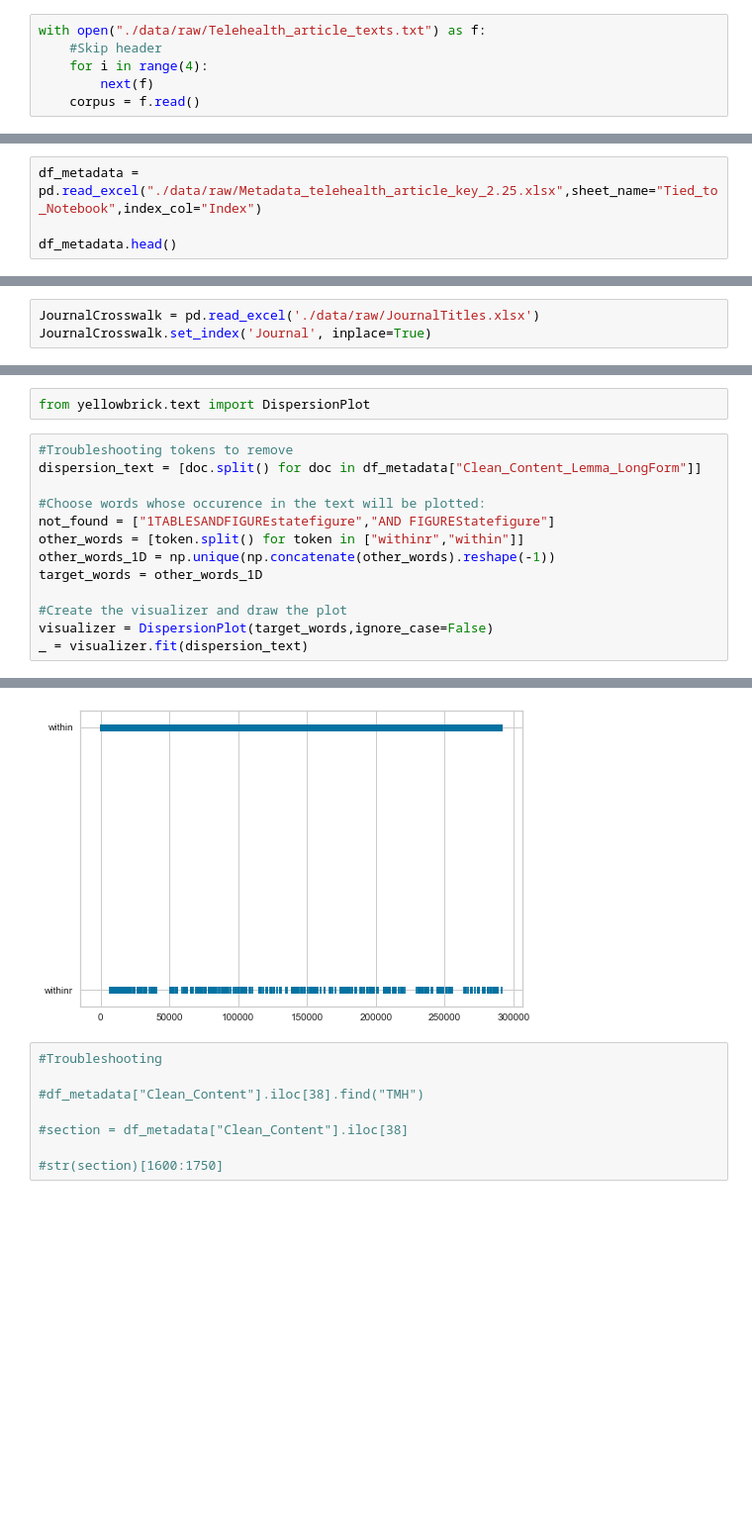
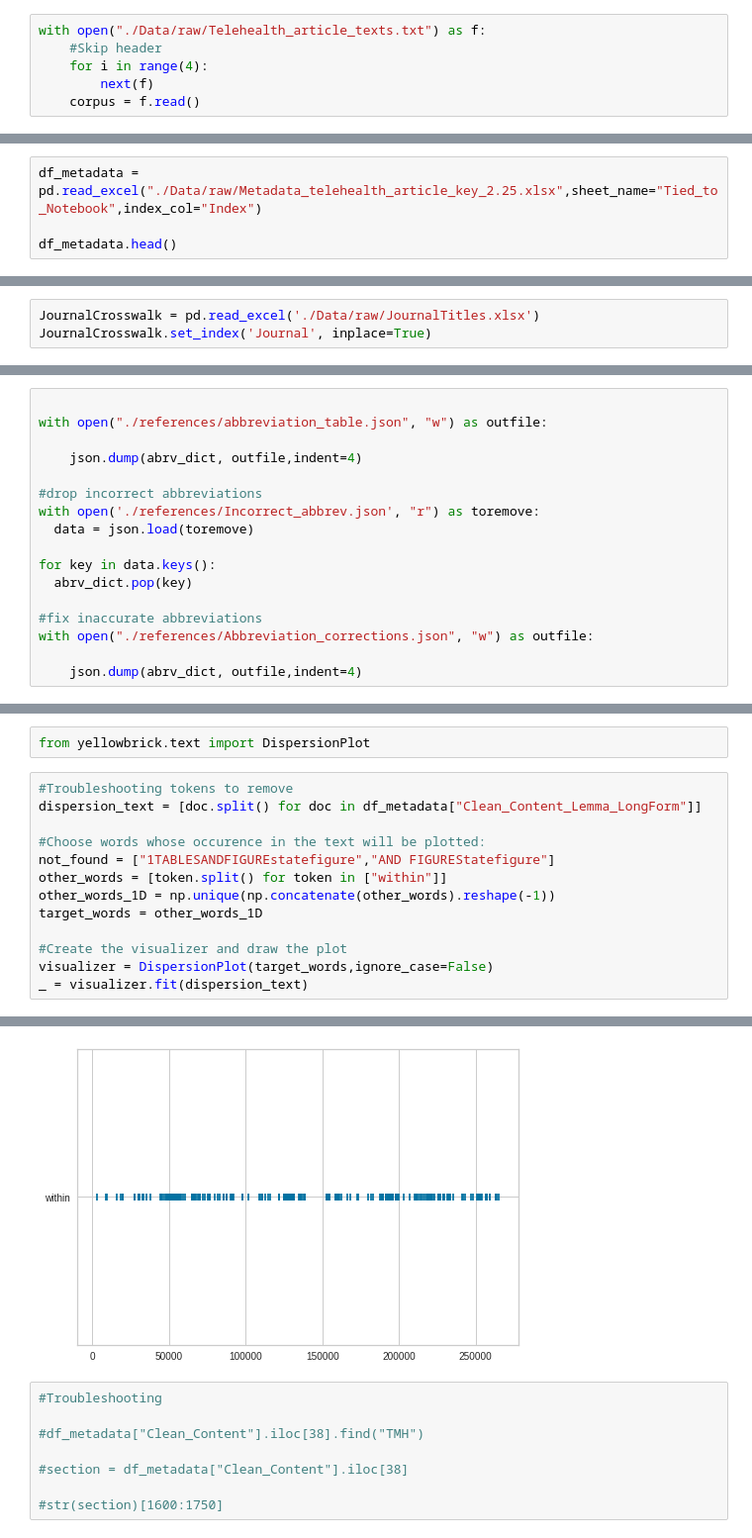
Before and after one commit to VintageGold/Text_Summarization, a Jupyter notebook: Wrangling.ipynb, the cells around one changed output, grey strips where cells are left out. Shown at 99% size. Drawn from its saved outputs; the diff is of its cells as text; blank space fills up the shorter version.

```diff
--- a/Wrangling.ipynb
+++ b/Wrangling.ipynb
@@ -33,7 +35,7 @@ matplotlib.rcParams["figure.figsize"] = (20, 7)
 # %% [markdown]
 # Load Data
 # %%
-with open("./data/raw/Telehealth_article_texts.txt") as f:
+with open("./Data/raw/Telehealth_article_texts.txt") as f:
     #Skip header
     for i in range(4):
         next(f)
@@ -51,7 +53,7 @@ df_articles.head()
 | 3 | Anxiety and depressive disorders ... |
 | 4 | In mid-March, 2020, the authors—a... |
 # %%
-df_metadata = pd.read_excel("./data/raw/Metadata_telehealth_article_key_2.25.xlsx",sheet_name="Tied_to_Notebook",index_col="Index")
+df_metadata = pd.read_excel("./Data/raw/Metadata_telehealth_article_key_2.25.xlsx",sheet_name="Tied_to_Notebook",index_col="Index")
 
 df_metadata.head()
 # %% [output]
@@ -79,7 +81,7 @@ df_metadata.head()
 | 3 | Training and Education in Profess... | Moving Toward a New Era of Teleps... | 2021 | Allison L. Baier; Sarah Danzo | Many university training clinics ... | KEYWORDS:\n\neducation and traini... | Baier, A. L., & Danzo, S. (2021).... | Anxiety and depressive disorders ... |
 | 4 | Practice Innovations | Navigating Changes in the Physica... | 2021 | Liat Shklarski; Allison Abrams; E... | The emergence of the Covid-19 pan... | KEYWORDS:\n\nremote psychotherapy... | Shklarski, L., Abrams, A., & Baks... | In mid-March, 2020, the authors—a... |
 # %%
-JournalCrosswalk = pd.read_excel('./data/raw/JournalTitles.xlsx')
+JournalCrosswalk = pd.read_excel('./Data/raw/JournalTitles.xlsx')
 JournalCrosswalk.set_index('Journal', inplace=True)
 # %%
 JournalCrosswalk.head()
@@ -262,3 +260,20 @@ with open("./references/abbreviation_table.json", "w") as outfile:
+# %%
+
+with open("./references/abbreviation_table.json", "w") as outfile:
+
+    json.dump(abrv_dict, outfile,indent=4)
+
+#drop incorrect abbreviations
+with open('./references/Incorrect_abbrev.json', "r") as toremove:
+  data = json.load(toremove)
+
+for key in data.keys():
+  abrv_dict.pop(key)
+
+#fix inaccurate abbreviations
+with open("./references/Abbreviation_corrections.json", "w") as outfile:
+
+    json.dump(abrv_dict, outfile,indent=4)
 # %% [markdown]
 ## Clean Data
 1.   Lowercase
@@ -373,7 +388,7 @@ dispersion_text = [doc.split() for doc in df_metadata["Clean_Content_Lemma_LongF
 
 #Choose words whose occurence in the text will be plotted:
 not_found = ["1TABLESANDFIGUREstatefigure","AND FIGUREStatefigure"]
-other_words = [token.split() for token in ["withinr","within"]]
+other_words = [token.split() for token in ["within"]]
 other_words_1D = np.unique(np.concatenate(other_words).reshape(-1))
 target_words = other_words_1D
 
@@ -385,4 +400,4 @@ _ = visualizer.fit(dispersion_text)
-[figure, old version]
+[figure, new version]
 # %%
 #Troubleshooting
 
```
Also changed, not shown: parts of 6 cells of this notebook.
